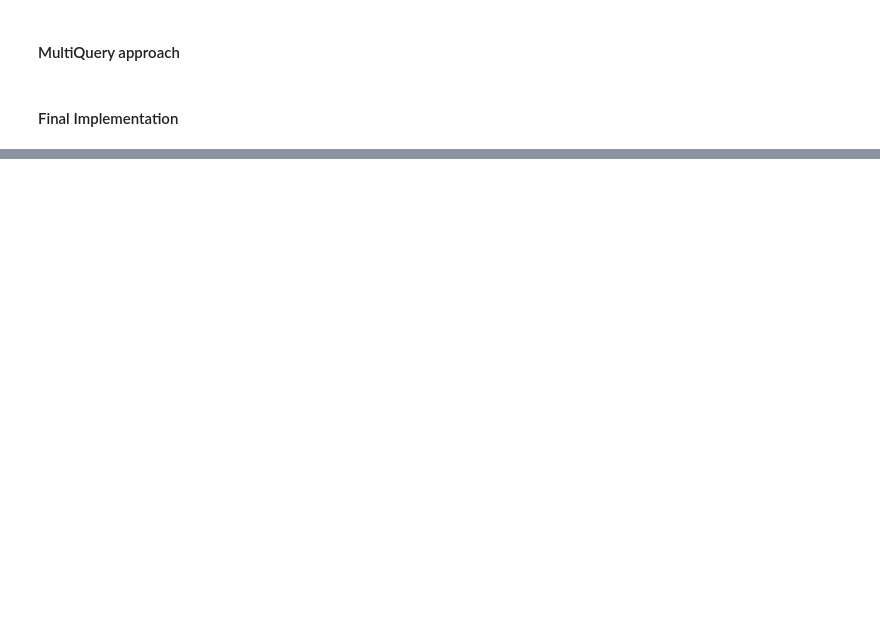
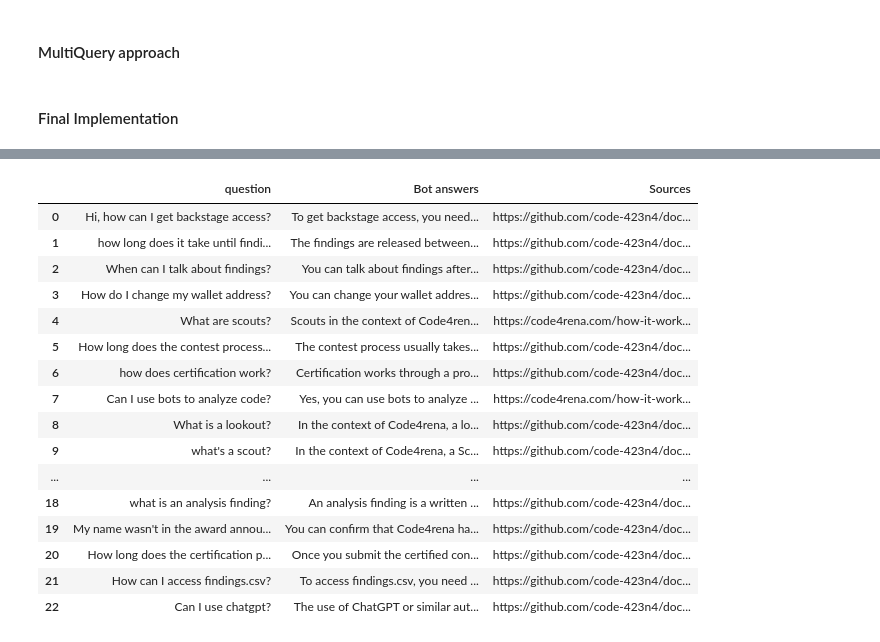
Before and after one commit to yieldprotocol/deep-cookie, a Jupyter notebook: qa_bot/qa_bot.ipynb, the cells around one changed output, grey strips where cells are left out. Saved outputs shown, nothing was run; the diff lists cells and outputs as text; code cells hidden in the pictures; blank space fills up the shorter version.

```diff
--- a/qa_bot/qa_bot.ipynb
+++ b/qa_bot/qa_bot.ipynb
@@ -339,7 +340,7 @@ Using LangChain's [AutoEvaluator technique](https://autoevaluator.langchain.com/
 import yaml
 
 # load yaml file
-with open('knowledge_base/c4/c4_test_qa.yaml') as file:
+with open('knowledge_base/c4/c4_mava_correct_ans_set.yaml') as file:
     # The FullLoader parameter handles the conversion from YAML
     # scalar values to Python the dictionary format
     yaml_data = yaml.load(file, Loader=yaml.FullLoader)
@@ -621,27 +632,6 @@ def ask_with_sources(question, use_rephrased_questions=False):
 
     display(Markdown(f"### Sources"))
     print(", ".join(result['source_urls']))
-# %%
-# Questions that were answered incorrectly by the Mava bot as per emoji reaction in the test channel
-MAVA_MISANSWERED_QUES = [
-    "what's a scout?",
-    "Am I allowed to use AI in an audit?",
-    "Can I change my Code4rena username?",
-    "How do I book a solo audit?",
-    "Do I need to be certified to participate in an audit?",
-    "How do bot races work?",
-    "Can I change my Code4rena profile name?",
-    "What are scout awards?",
-    "What are analysis reports?",
-    "what is an analysis finding?",
-    "My name wasn't in the award announcements. When can I check on my results?",
-    "How long does the certification process take?",
-    "How can I access findings.csv?",
-    "Can I use chatgpt?"
-]
-
-for q in MAVA_MISANSWERED_QUES:
-    ask_with_sources(q, use_rephrased_questions=False)
 # %%
 def auto_eval():
     bot_answers = []
@@ -691,0 +699,33 @@ Bot Accuracy: 0.7777777777777778
+# %%
+labeled_ques = [d['question'] for d in yaml_data]
+eval_set = labeled_ques + MAVA_MISANSWERED_QUES
+# %%
+eval_results = []
+for q in eval_set:
+    result = run_qa_with_sources(q)
+    eval_results.append(result)
+# %%
+df = pd.DataFrame({
+    "question": [q for q in eval_set],
+    "Bot answers": [r['answer'] for r in eval_results],
+    "Sources": [ ", ".join(r['source_urls']) for r in eval_results],
+})
+df
+# %% [output]
+|  | question | Bot answers | Sources |
+| 0 | Hi, how can I get backstage access? | To get backstage access, you need... | https://github.com/code-423n4/doc... |
+| 1 | how long does it take until findi... | The findings are released between... | https://github.com/code-423n4/doc... |
+| 2 | When can I talk about findings? | You can talk about findings after... | https://github.com/code-423n4/doc... |
+| 3 | How do I change my wallet address? | You can change your wallet addres... | https://github.com/code-423n4/doc... |
+| 4 | What are scouts? | Scouts in the context of Code4ren... | https://code4rena.com/how-it-work... |
+| 5 | How long does the contest process... | The contest process usually takes... | https://github.com/code-423n4/doc... |
+| 6 | how does certification work? | Certification works through a pro... | https://github.com/code-423n4/doc... |
+| 7 | Can I use bots to analyze code? | Yes, you can use bots to analyze ... | https://code4rena.com/how-it-work... |
+| 8 | What is a lookout? | In the context of Code4rena, a lo... | https://github.com/code-423n4/doc... |
+| 9 | what's a scout? | In the context of Code4rena, a Sc... | https://github.com/code-423n4/doc... |
+| ... | ... | ... | ... |
+| 18 | what is an analysis finding? | An analysis finding is a written ... | https://github.com/code-423n4/doc... |
+| 19 | My name wasn't in the award annou... | You can confirm that Code4rena ha... | https://github.com/code-423n4/doc... |
+| 20 | How long does the certification p... | Once you submit the certified con... | https://github.com/code-423n4/doc... |
+| 21 | How can I access findings.csv? | To access findings.csv, you need ... | https://github.com/code-423n4/doc... |
+| 22 | Can I use chatgpt? | The use of ChatGPT or similar aut... | https://github.com/code-423n4/doc... |
```
Also changed, not shown: parts of 10 cells of this notebook, 4 other files.
